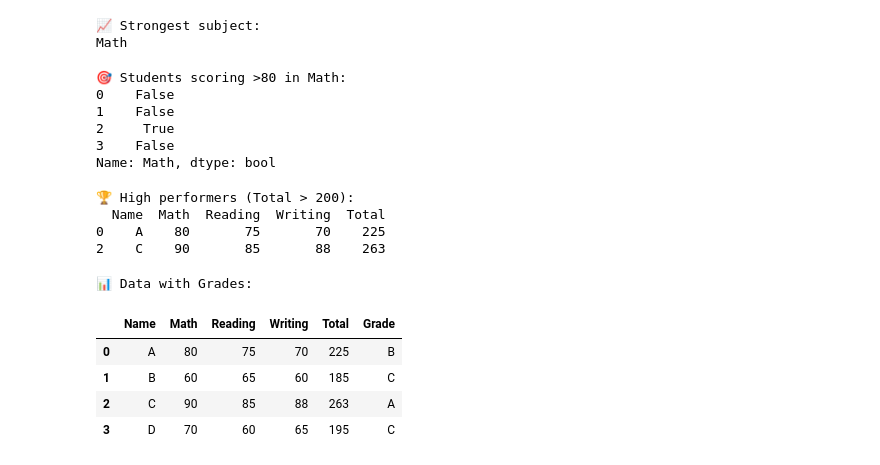
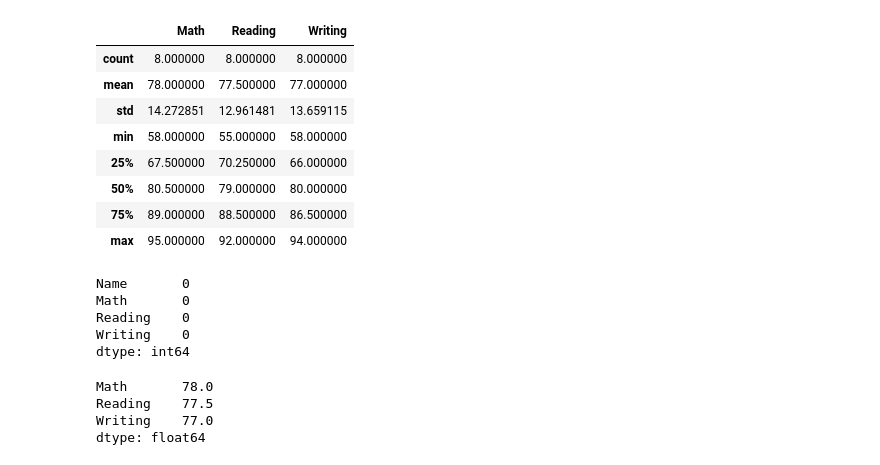
Before and after one commit to MedhaSrinath/student-performance-analysis, a Jupyter notebook: analysis.ipynb, the cells around one changed output. Saved outputs shown, nothing was run; the diff lists cells and outputs as text; code cells hidden in the pictures.

```diff
--- a/analysis.ipynb
+++ b/analysis.ipynb
@@ -56,44 +33,27 @@ Writing
 # %%
-print("📈 Strongest subject: ")
-print(df[["Math", "Reading", "Writing"]].mean().idxmax())
+df.describe()
 # %% [output]
-📈 Strongest subject:
-Math
+|  | Math | Reading | Writing |
+| count | 8.000000 | 8.000000 | 8.000000 |
+| mean | 78.000000 | 77.500000 | 77.000000 |
+| std | 14.272851 | 12.961481 | 13.659115 |
+| min | 58.000000 | 55.000000 | 58.000000 |
+| 25% | 67.500000 | 70.250000 | 66.000000 |
+| 50% | 80.500000 | 79.000000 | 80.000000 |
+| 75% | 89.000000 | 88.500000 | 86.500000 |
+| max | 95.000000 | 92.000000 | 94.000000 |
 # %%
-print("\n🎯 Students scoring >80 in Math:")
-print(df["Math"] > 80)
+df.isnull().sum()
 # %% [output]
-🎯 Students scoring >80 in Math:
-0    False
-1    False
-2     True
-3    False
-Name: Math, dtype: bool
+Name       0
+Math       0
+Reading    0
+Writing    0
+dtype: int64
 # %%
-print("\n🏆 High performers (Total > 200):")
-print(df[df["Total"]>200])
+df[["Math", "Reading", "Writing"]].mean()
 # %% [output]
-🏆 High performers (Total > 200):
-  Name  Math  Reading  Writing  Total
-0    A    80       75       70    225
-2    C    90       85       88    263
+Math       78.0
+Reading    77.5
+Writing    77.0
+dtype: float64
-# %%
-def assign_grade(total):
-    if total > 240:
-        return "A"
-    elif total > 200:
-        return "B"
-    else:
-        return "C"
-
-df["Grade"] = df["Total"].apply(assign_grade)
-
-print("\n📊 Data with Grades:")
-df
-# %% [output]
-📊 Data with Grades:
-|  | Name | Math | Reading | Writing | Total | Grade |
-| 0 | A | 80 | 75 | 70 | 225 | B |
-| 1 | B | 60 | 65 | 60 | 185 | C |
-| 2 | C | 90 | 85 | 88 | 263 | A |
-| 3 | D | 70 | 60 | 65 | 195 | C |
```
Also changed, not shown: parts of 21 cells of this notebook, 3 other files.
